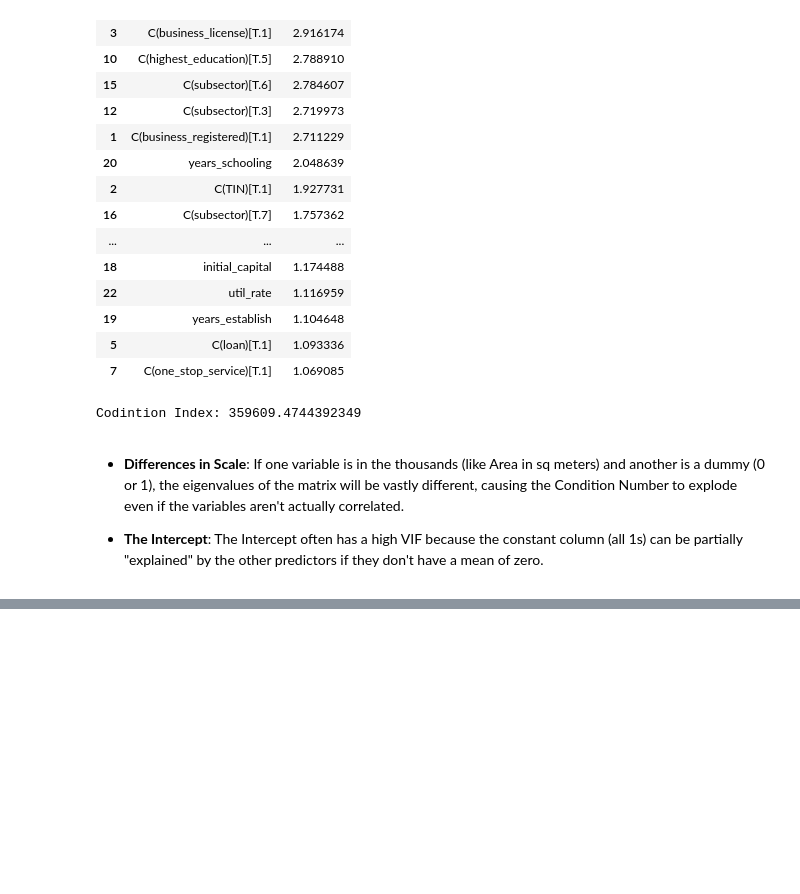
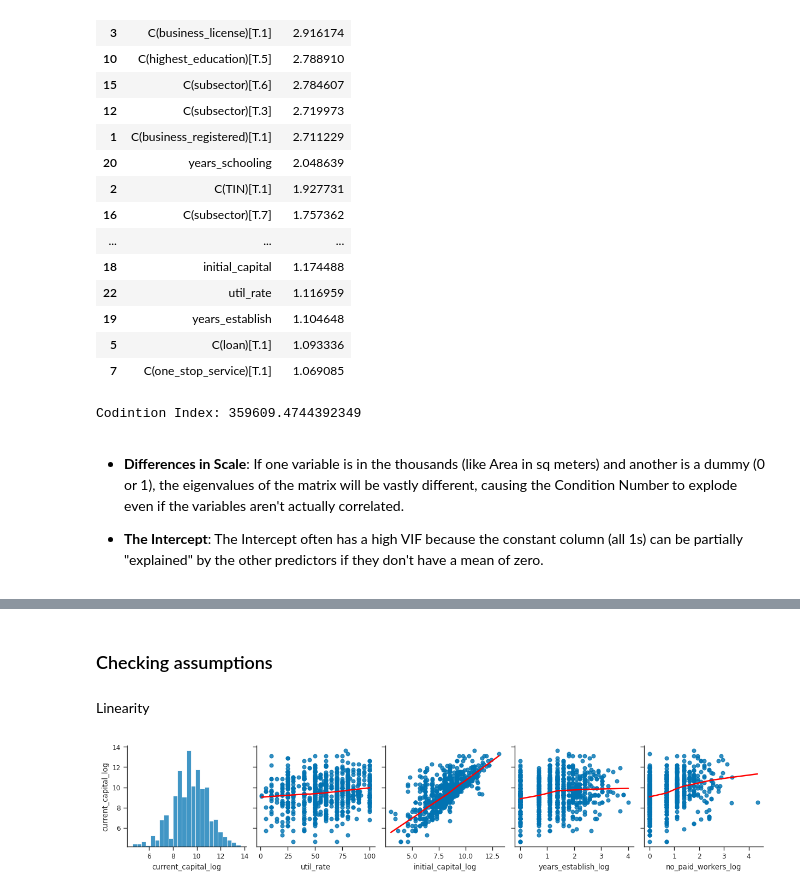
Before and after one commit to Natnael-Getahun/SME-regression, a Jupyter notebook: explore.ipynb, the cells around one changed output, grey strips where cells are left out. Cells and saved outputs as stored; diff of their text form; code cells hidden in the pictures; blank space fills up the shorter version.

Commit message:
feat: log model assumptions check done

```diff
--- a/explore.ipynb
+++ b/explore.ipynb
@@ -544,0 +530,10 @@ plt.show()
+# %% [markdown]
+### Checking assumptions
+# %% [markdown]
+Linearity
+# %%
+sns.pairplot(data = data, y_vars = "current_capital_log", x_vars = ["current_capital_log", "util_rate", "initial_capital_log", "years_establish_log", "no_paid_workers_log"], kind = "reg", plot_kws={'line_kws':{'color':'red'}, 'lowess': True})
+sns.despine()
+plt.show()
+# %% [output]
+[figure, added]
```
Also changed, not shown: parts of 26 cells of this notebook.
